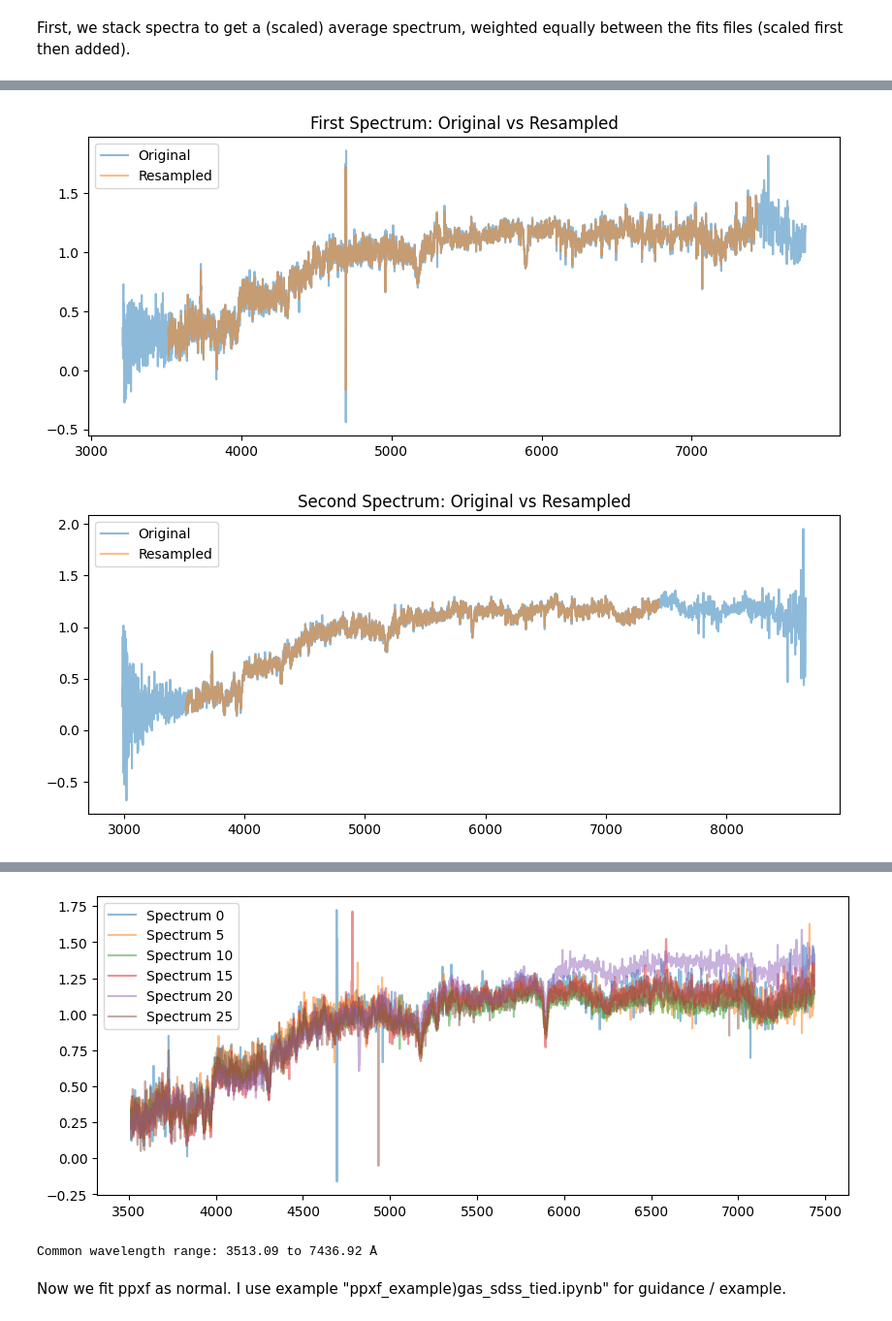
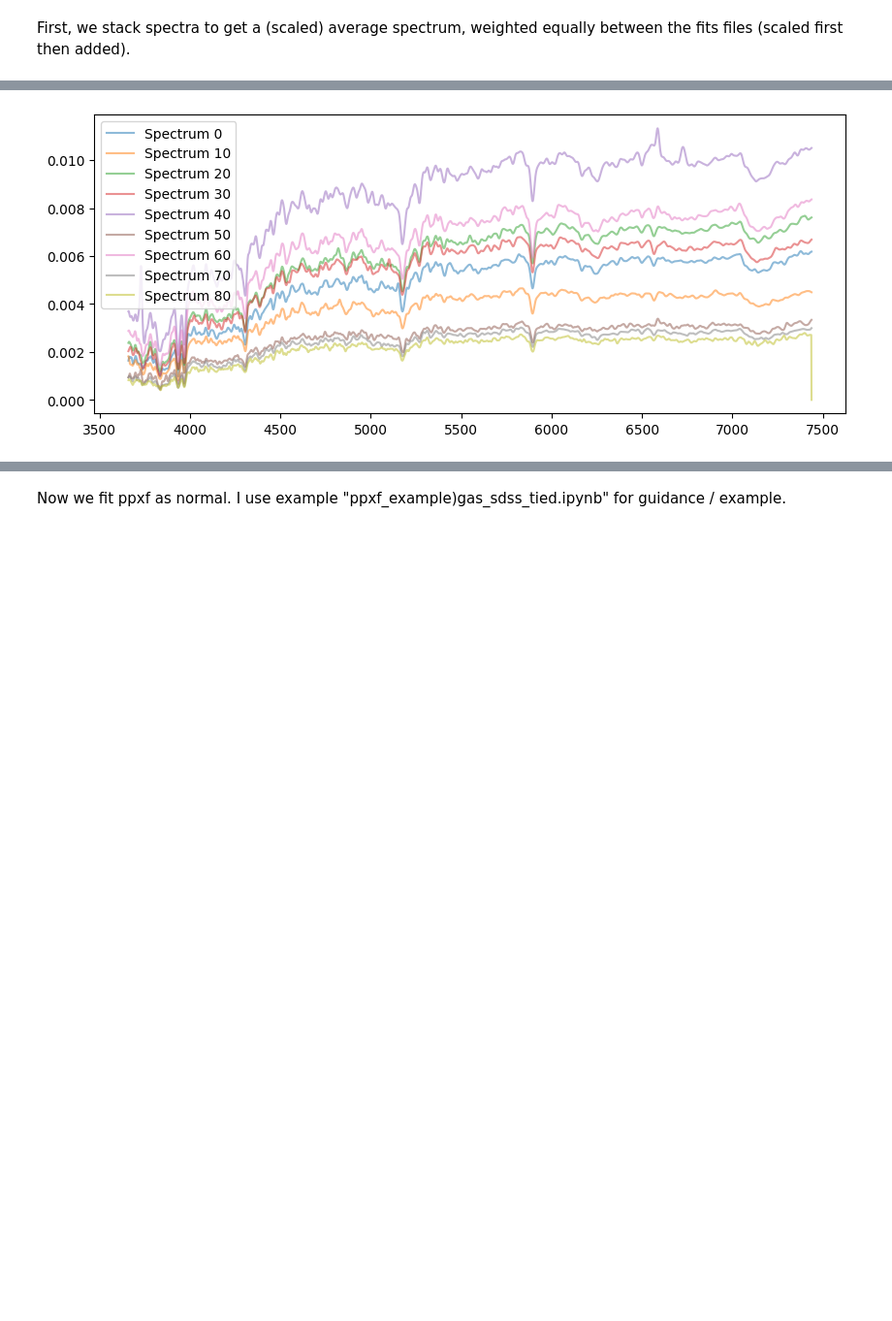
Before and after one commit to CARosss/AS01, a Jupyter notebook: stacking_spectra.ipynb, the cells around one changed output, grey strips where cells are left out. Shown at 97% size. Cells and saved outputs as stored; diff of their text form; code cells hidden in the pictures; blank space fills up the shorter version.

Commit message:
Added smoothing and converted resampling to logarithmic.

```diff
--- a/stacking_spectra.ipynb
+++ b/stacking_spectra.ipynb
@@ -94,9 +172,11 @@ print(data[1][0][0])  #"" "" for second spectrum
 # %%
-# Plot all resampled spectra together
+# Plot all smoothed spectra together
 plt.figure(figsize=(10, 4))
-for i, spectrum in enumerate(data):
-    if i%5 ==0:  # just want to plot a few not all...
+for i, spectrum in enumerate(smoothed):
+    if i%10 ==0:  # just want to plot a few not all...
+        #plt.plot(data[i][0], data[i][1])
         plt.plot(spectrum[0], spectrum[1], label=f'Spectrum {i}', alpha=0.5)
+
 plt.legend()
 plt.show()
 # %% [output]
@@ -104,4 +184,8 @@ plt.show()
 # %%
+"""
+
+Linear binning resampling
+
 from scipy import interpolate
 
 def resample_spectrum(wave, flux, ivar, new_wave):
@@ -116,12 +200,12 @@ def resample_spectrum(wave, flux, ivar, new_wave):
     return new_flux, new_ivar
 
 # Create common wavelength grid
-wave_min = max([data[i][0][0] for i in range(len(data))])  # Maximum of all minimum wavelengths
-wave_max = min([data[i][0][-1] for i in range(len(data))]) # Minimum of all maximum wavelengths
+wave_min = max([smoothed[i][0][0] for i in range(len(smoothed))])  # Maximum of all minimum wavelengths
+wave_max = min([smoothed[i][0][-1] for i in range(len(smoothed))]) # Minimum of all maximum wavelengths
 wave_common = np.linspace(wave_min, wave_max, num=3828)
 
 # Resample all spectra
 resampled_data = []
-for spectrum in data:
+for spectrum in smoothed:
    new_flux, new_ivar = resample_spectrum(spectrum[0], spectrum[1], spectrum[2], wave_common)
-   resampled_data.append([wave_common, new_flux, new_ivar])
+   resampled_data.append([wave_common, new_flux, new_ivar])"""
@@ -128,37 +252,31 @@ for spectrum in data:
 # %%
-plt.figure(figsize=(10, 4))
-plt.plot(data[0][0], data[0][1], label='Original', alpha=0.5)
+"""plt.figure(figsize=(10, 4))
+plt.plot(smoothed[0][0], smoothed[0][1], label='Original', alpha=0.5)
 plt.plot(resampled_data[0][0], resampled_data[0][1], label='Resampled', alpha=0.5)
 plt.legend()
+
 plt.title('First Spectrum: Original vs Resampled')
 plt.show()
 
 plt.figure(figsize=(10, 4))
-plt.plot(data[1][0], data[1][1], label='Original', alpha=0.5)
+plt.plot(smoothed[1][0], smoothed[1][1], label='Original', alpha=0.5)
 plt.plot(resampled_data[1][0], resampled_data[1][1], label='Resampled', alpha=0.5)
 plt.legend()
 plt.title('Second Spectrum: Original vs Resampled')
 plt.show()
 
-# Plot all resampled spectra together
+# Print wavelength ranges
+print(f"Common wavelength range: {wave_min:.2f} to {wave_max:.2f} Å")"""
+
+
+# Plot all smoothed spectra together
 plt.figure(figsize=(10, 4))
 for i, spectrum in enumerate(resampled_data):
-    plt.plot(spectrum[0], spectrum[1], label=f'Spectrum {i}', alpha=0.5)
-plt.legend()
-plt.title('All Resampled Spectra')
-plt.show()
+    if i%10 ==0:  # just want to plot a few not all...
+        #plt.plot(data[i][0], data[i][1])
+        plt.plot(spectrum[0], spectrum[1], label=f'Spectrum {i}', alpha=0.5)
 
-# Plot all resampled spectra together
-plt.figure(figsize=(10, 4))
-for i, spectrum in enumerate(resampled_data):
-    if i%5 ==0:  # just want to plot a few not all...
-        plt.plot(spectrum[0], spectrum[1], label=f'Spectrum {i}', alpha=0.5)
 plt.legend()
 plt.show()
-
-
-# Print wavelength ranges
-print(f"Common wavelength range: {wave_min:.2f} to {wave_max:.2f} Å")
 # %% [output]
-[figure, old version]
+[figure, new version]
-[figure, removed]
@@ -166,5 +283,3 @@ print(f"Common wavelength range: {wave_min:.2f} to {wave_max:.2f} Å")
-[figure, removed]
-Common wavelength range: 3513.09 to 7436.92 Å
 # %%
 def safe_combine_ivar(*ivars):
     ivar_stack = np.stack(ivars)
```
Also changed, not shown: parts of 14 cells of this notebook, 2 other files.
